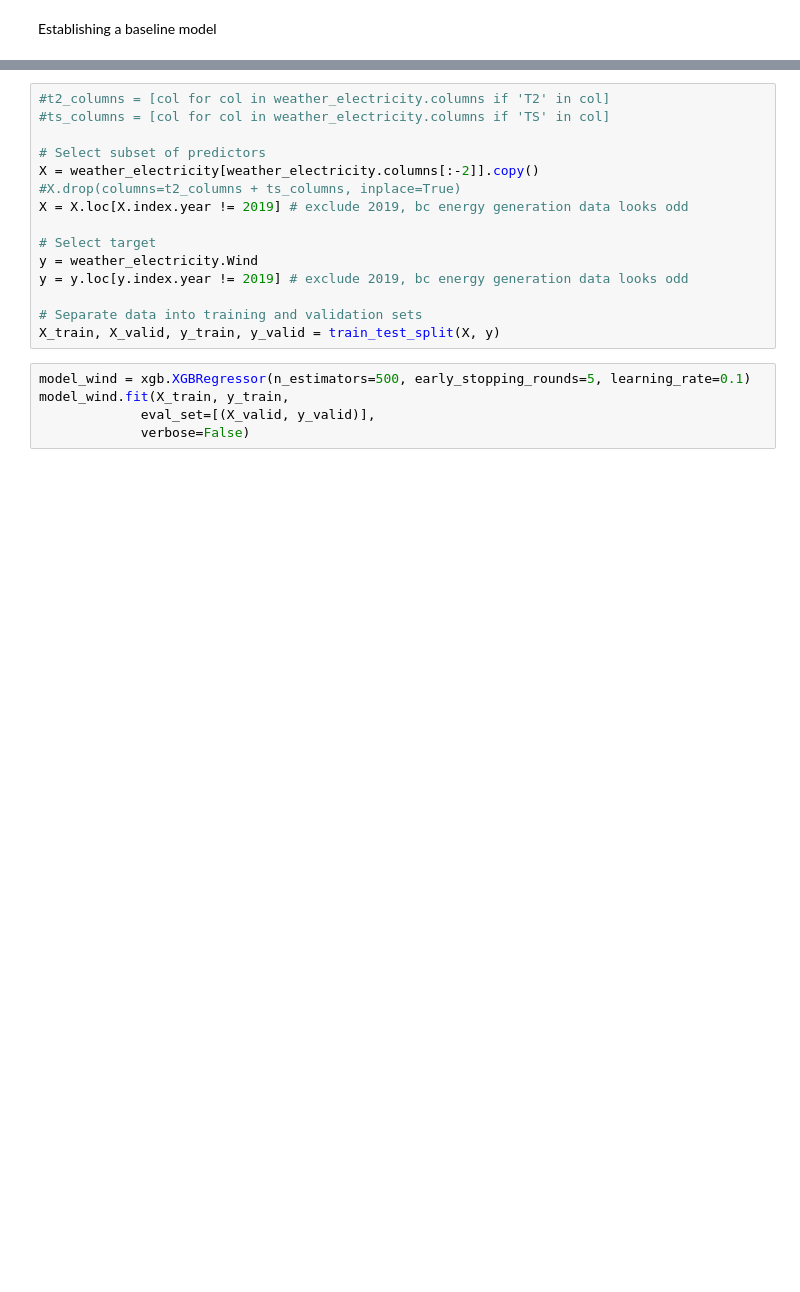
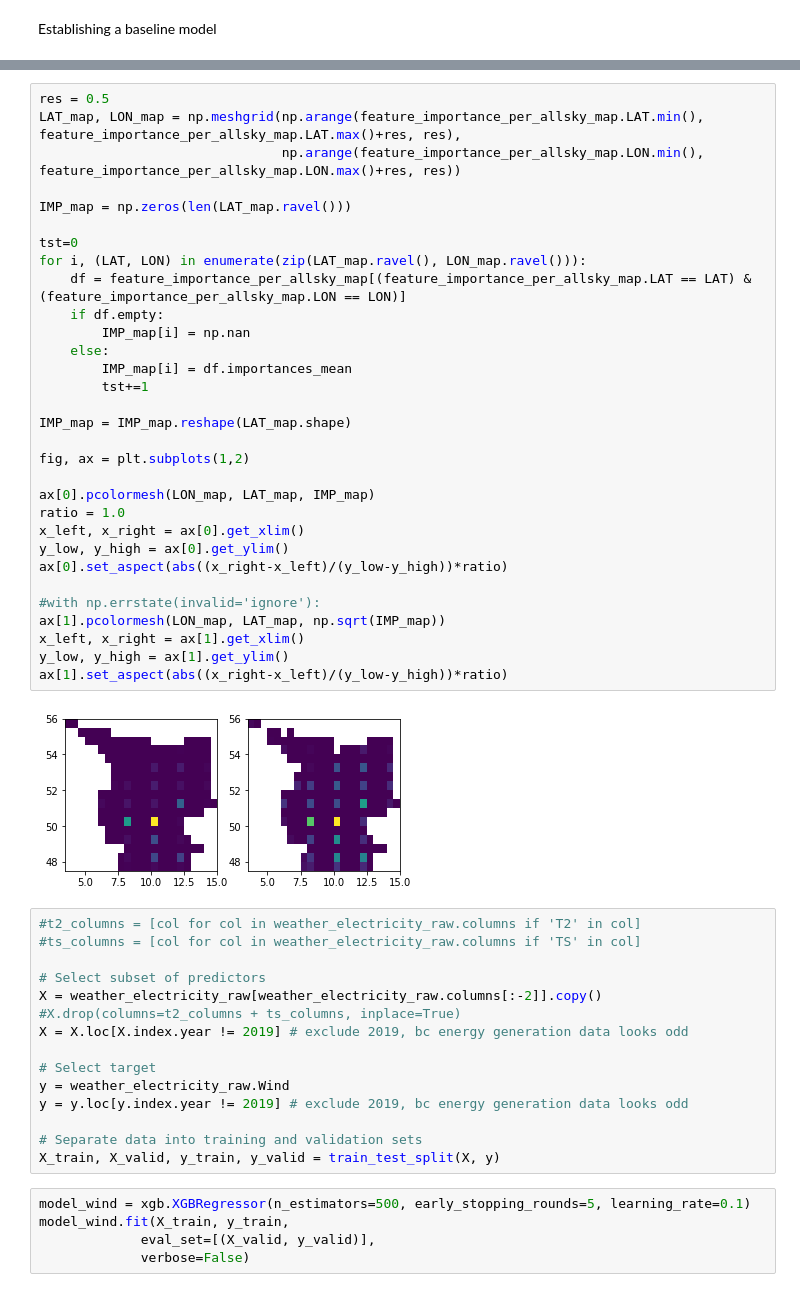
Before and after one commit to niko-nikolay/RenewableEnergyForecastML, a Jupyter notebook: notebooks/learn_data.ipynb, the cells around one changed output, grey strips where cells are left out. Cells and saved outputs as stored; diff of their text form; blank space fills up the shorter version.

```diff
--- a/notebooks/learn_data.ipynb
+++ b/notebooks/learn_data.ipynb
@@ -153,17 +196,50 @@ HeatMap(data=lat_lon_importance_per).add_to(f_map)
 f_map
 # %% [output]
 [interactive output not drawn]
+# %%
+res = 0.5
+LAT_map, LON_map = np.meshgrid(np.arange(feature_importance_per_allsky_map.LAT.min(), feature_importance_per_allsky_map.LAT.max()+res, res),
+                               np.arange(feature_importance_per_allsky_map.LON.min(), feature_importance_per_allsky_map.LON.max()+res, res))
+
+IMP_map = np.zeros(len(LAT_map.ravel()))
+
+tst=0
+for i, (LAT, LON) in enumerate(zip(LAT_map.ravel(), LON_map.ravel())):
+    df = feature_importance_per_allsky_map[(feature_importance_per_allsky_map.LAT == LAT) & (feature_importance_per_allsky_map.LON == LON)]
+    if df.empty:
+        IMP_map[i] = np.nan
+    else:
+        IMP_map[i] = df.importances_mean
+        tst+=1
+
+IMP_map = IMP_map.reshape(LAT_map.shape)
+
+fig, ax = plt.subplots(1,2)
+
+ax[0].pcolormesh(LON_map, LAT_map, IMP_map)
+ratio = 1.0
+x_left, x_right = ax[0].get_xlim()
+y_low, y_high = ax[0].get_ylim()
+ax[0].set_aspect(abs((x_right-x_left)/(y_low-y_high))*ratio)
+
+#with np.errstate(invalid='ignore'):
+ax[1].pcolormesh(LON_map, LAT_map, np.sqrt(IMP_map))
+x_left, x_right = ax[1].get_xlim()
+y_low, y_high = ax[1].get_ylim()
+ax[1].set_aspect(abs((x_right-x_left)/(y_low-y_high))*ratio)
+# %% [output]
+[figure, added]
 # %%
-#t2_columns = [col for col in weather_electricity.columns if 'T2' in col]
-#ts_columns = [col for col in weather_electricity.columns if 'TS' in col]
+#t2_columns = [col for col in weather_electricity_raw.columns if 'T2' in col]
+#ts_columns = [col for col in weather_electricity_raw.columns if 'TS' in col]
 
 # Select subset of predictors
-X = weather_electricity[weather_electricity.columns[:-2]].copy()
+X = weather_electricity_raw[weather_electricity_raw.columns[:-2]].copy()
 #X.drop(columns=t2_columns + ts_columns, inplace=True)
 X = X.loc[X.index.year != 2019] # exclude 2019, bc energy generation data looks odd
 
 # Select target
-y = weather_electricity.Wind
+y = weather_electricity_raw.Wind
 y = y.loc[y.index.year != 2019] # exclude 2019, bc energy generation data looks odd
 
 # Separate data into training and validation sets
```
Also changed, not shown: parts of 19 cells of this notebook, 11 other files.
